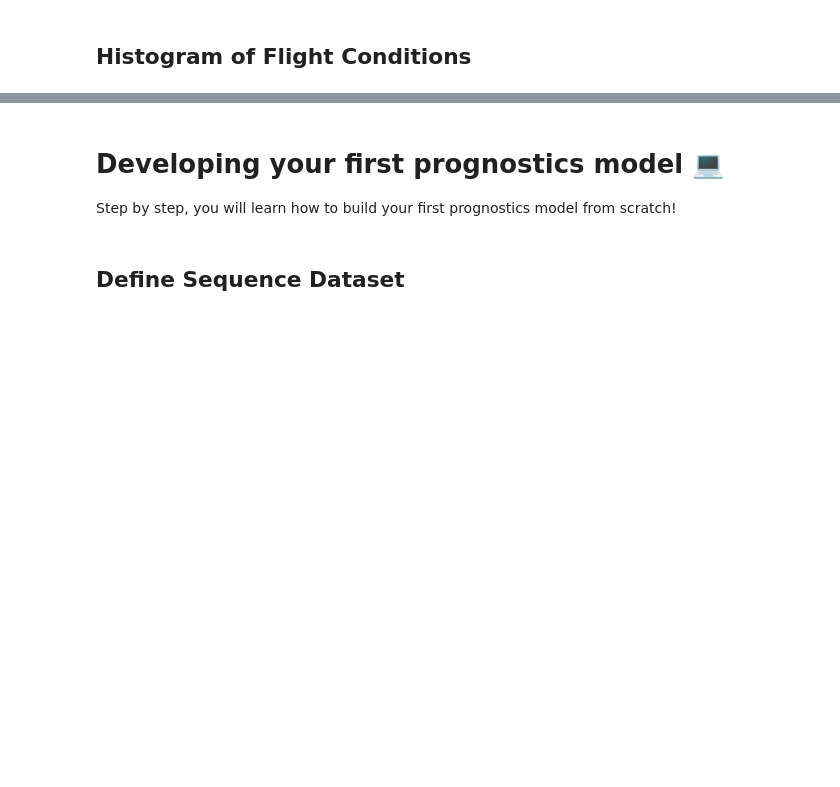
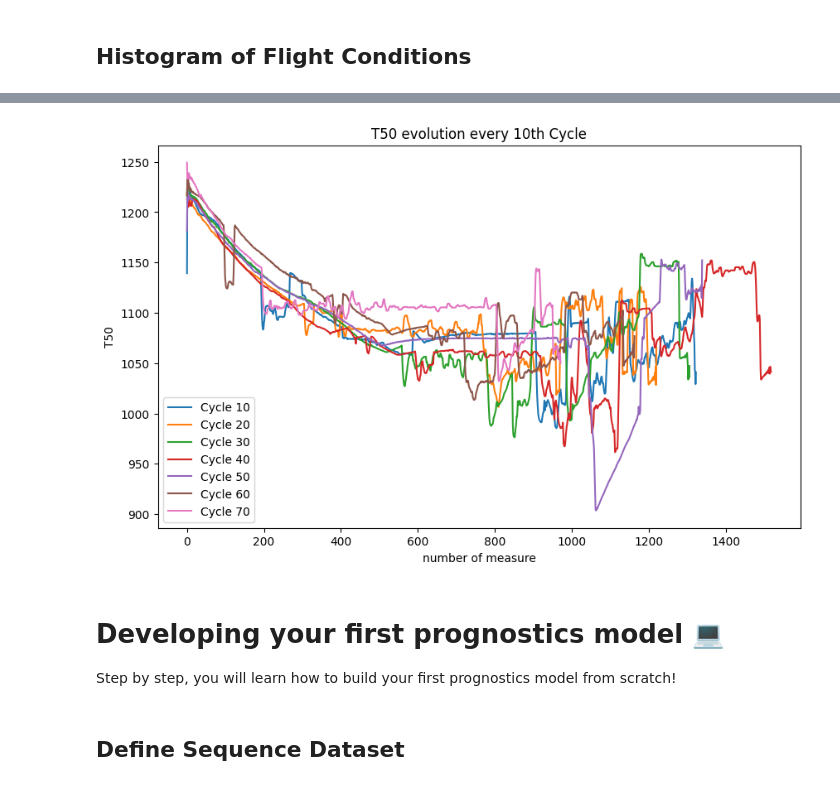
Before and after one commit to mmagnin-hub/CIVIL426_3, a Jupyter notebook: 03-assignment_1dcnn_prognostics.ipynb, the cells around one changed output, grey strips where cells are left out. Cells and saved outputs as stored; diff of their text form; code cells hidden in the pictures; blank space fills up the shorter version.

```diff
--- a/03-assignment_1dcnn_prognostics.ipynb
+++ b/03-assignment_1dcnn_prognostics.ipynb
@@ -232,3 +233,35 @@ This will become an error in seaborn v0.14.0; please update your code.
+# %%
+# impact of cycle
+
+filtered_df = df[df['unit'] == 2]
+
+# Get the minimum and maximum values of 'cycle' within the first filter
+min_cycle = filtered_df['cycle'].min()
+max_cycle = filtered_df['cycle'].max()
+
+plt.figure(figsize=(10, 6))
+
+# Loop through each cycle in the filtered range and plot only every 10th cycle
+for i in range(min_cycle, max_cycle + 1):
+    if i % 10 == 0:  # Only plot every 10th cycle
+        # Filter data for the current cycle
+        cycle_data = filtered_df[filtered_df['cycle'] == i]
+
+        # Define x-axis as the length of the cycle (0 to length of cycle_data - 1)
+        x_values = range(len(cycle_data))
+        y_values = cycle_data['T50']
+
+        # Plot the curve for the current cycle
+        plt.plot(x_values, y_values, label=f'Cycle {i}')
+
+# Label the axes
+plt.xlabel('number of measure')
+plt.ylabel('T50')
+plt.title('T50 evolution every 10th Cycle')
+plt.legend()
+plt.show()
+# %% [output]
+[figure, added]
 # %% [markdown]
 # Developing your first prognostics model 💻
 Step by step, you will learn how to build your first prognostics model from scratch!
```
Also changed, not shown: parts of 16 cells of this notebook.
